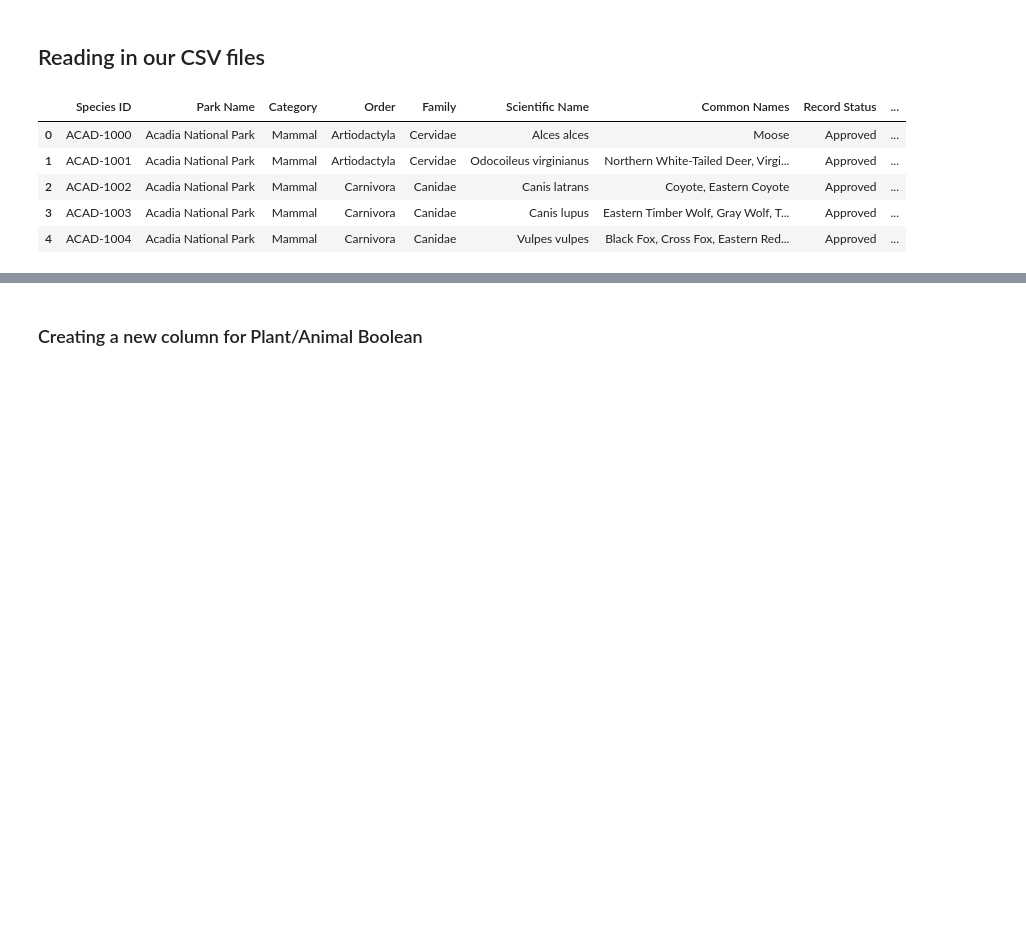
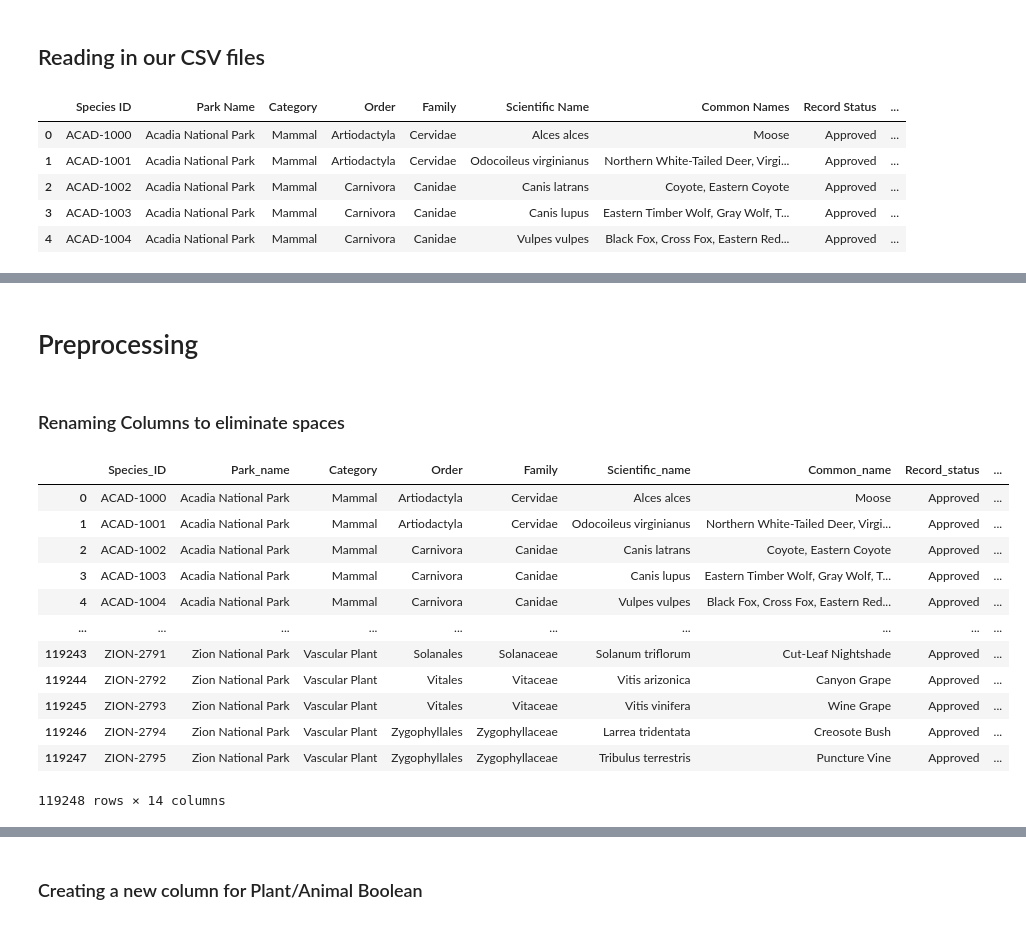
Before and after one commit to JennyArbo/CG2021_Final_Project_Jenny_Chrissy, a Jupyter notebook: Final Project.ipynb, the cells around one changed output, grey strips where cells are left out. Saved outputs shown, nothing was run; the diff lists cells and outputs as text; code cells hidden in the pictures; blank space fills up the shorter version.

Commit message:
preprocessing updates

```diff
--- a/Final Project.ipynb
+++ b/Final Project.ipynb
@@ -35,0 +44,32 @@ parks_df = pd.read_csv('parks.csv')
+# %% [markdown]
+# Preprocessing
+# %% [markdown]
+### Renaming Columns to eliminate spaces
+# %%
+
+species_df.rename(columns = {'Species ID':'Species_ID'}, inplace = True)
+
+species_df.rename(columns = {'Park Name':'Park_name'}, inplace = True)
+
+species_df.rename(columns = {'Scientific Name':'Scientific_name'}, inplace = True)
+
+species_df.rename(columns = {'Common Names':'Common_name'}, inplace = True)
+
+species_df.rename(columns = {'Record Status':'Record_status'}, inplace = True)
+
+species_df.rename(columns = {'Conservation Status':'Conservation_status'}, inplace = True)
+species_df
+# %% [output]
+|  | Species_ID | Park_name | Category | Order | Family | Scientific_name | Common_name | Record_status | ... |
+| 0 | ACAD-1000 | Acadia National Park | Mammal | Artiodactyla | Cervidae | Alces alces | Moose | Approved | ... |
+| 1 | ACAD-1001 | Acadia National Park | Mammal | Artiodactyla | Cervidae | Odocoileus virginianus | Northern White-Tailed Deer, Virgi... | Approved | ... |
+| 2 | ACAD-1002 | Acadia National Park | Mammal | Carnivora | Canidae | Canis latrans | Coyote, Eastern Coyote | Approved | ... |
+| 3 | ACAD-1003 | Acadia National Park | Mammal | Carnivora | Canidae | Canis lupus | Eastern Timber Wolf, Gray Wolf, T... | Approved | ... |
+| 4 | ACAD-1004 | Acadia National Park | Mammal | Carnivora | Canidae | Vulpes vulpes | Black Fox, Cross Fox, Eastern Red... | Approved | ... |
+| ... | ... | ... | ... | ... | ... | ... | ... | ... | ... |
+| 119243 | ZION-2791 | Zion National Park | Vascular Plant | Solanales | Solanaceae | Solanum triflorum | Cut-Leaf Nightshade | Approved | ... |
+| 119244 | ZION-2792 | Zion National Park | Vascular Plant | Vitales | Vitaceae | Vitis arizonica | Canyon Grape | Approved | ... |
+| 119245 | ZION-2793 | Zion National Park | Vascular Plant | Vitales | Vitaceae | Vitis vinifera | Wine Grape | Approved | ... |
+| 119246 | ZION-2794 | Zion National Park | Vascular Plant | Zygophyllales | Zygophyllaceae | Larrea tridentata | Creosote Bush | Approved | ... |
+| 119247 | ZION-2795 | Zion National Park | Vascular Plant | Zygophyllales | Zygophyllaceae | Tribulus terrestris | Puncture Vine | Approved | ... |
+119248 rows × 14 columns
```
Also changed, not shown: parts of 40 cells of this notebook.
